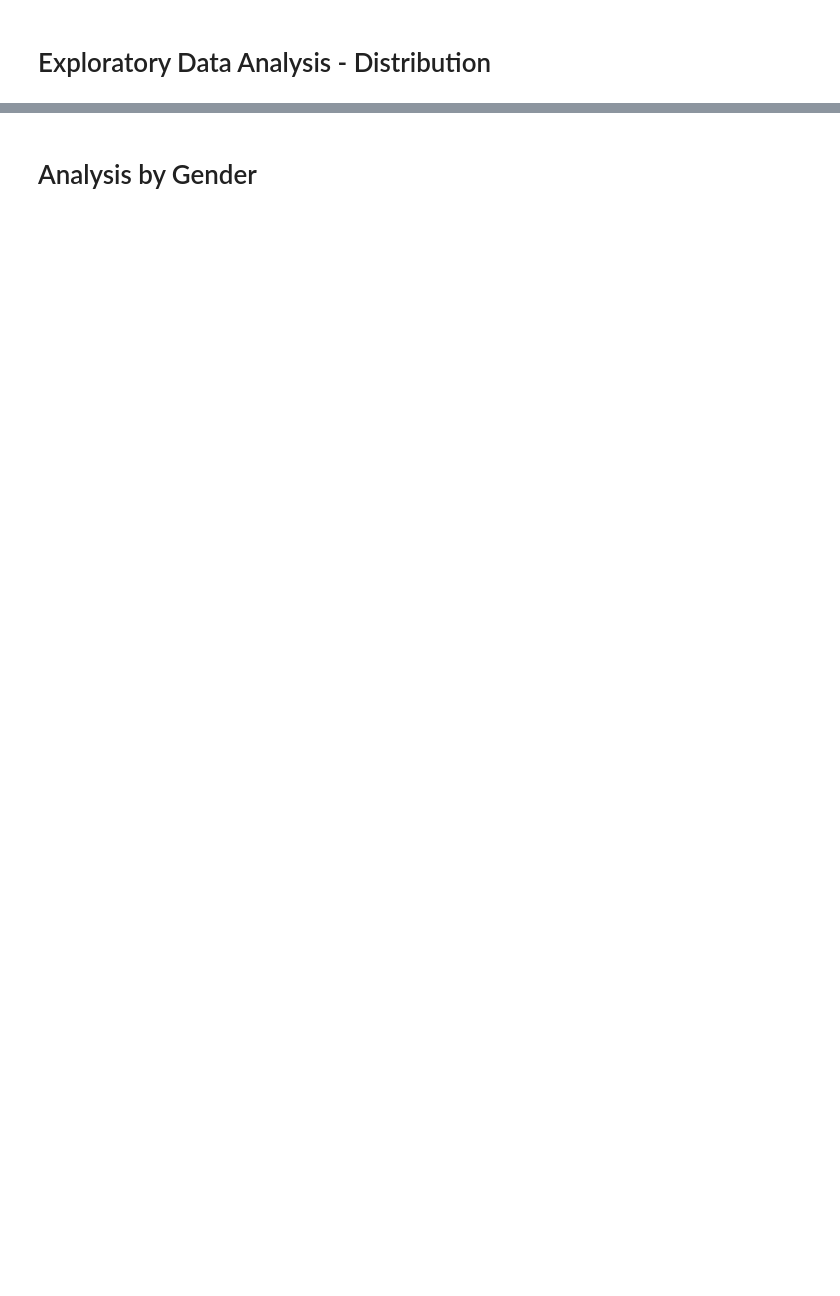
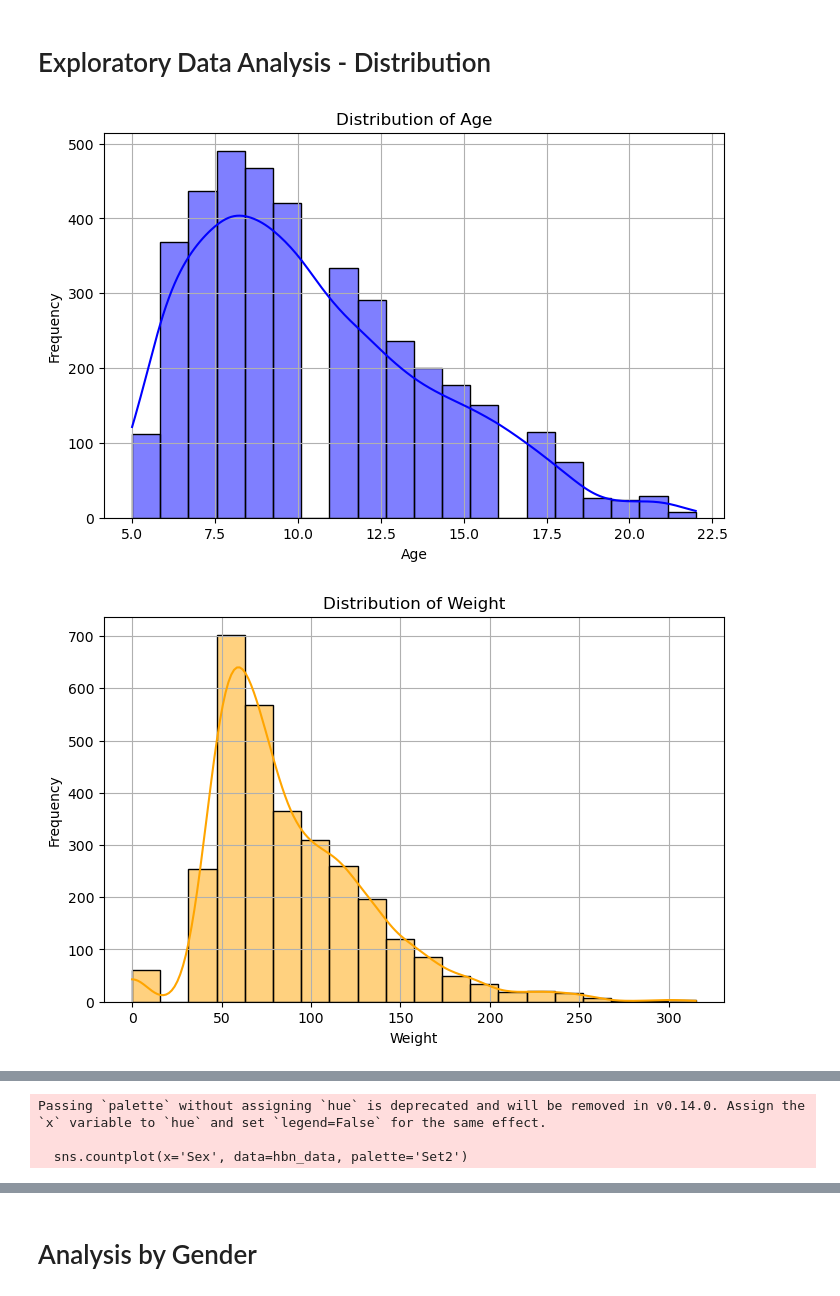
Before and after one commit to Javad1942/Group-2-QBC8, a Jupyter notebook: Stats_Analysis_Structured.ipynb, the cells around one changed output, grey strips where cells are left out. Saved outputs shown, nothing was run; the diff lists cells and outputs as text; code cells hidden in the pictures; blank space fills up the shorter version.

```diff
--- a/Stats_Analysis_Structured.ipynb
+++ b/Stats_Analysis_Structured.ipynb
@@ -48,29 +190,50 @@ plt.show()
 # Exploratory Data Analysis - Distribution
 # %%
 
-# Distribution of Age
+# توزیع سن
 plt.figure(figsize=(8, 5))
 sns.histplot(hbn_data['Age'], kde=True, bins=20, color='blue')
 plt.title('Distribution of Age')
 plt.xlabel('Age')
 plt.ylabel('Frequency')
 plt.grid()
 plt.show()
 
-# Distribution of Gender
+# توزیع وزن
+plt.figure(figsize=(8, 5))
+sns.histplot(hbn_data['Physical-Weight'], kde=True, bins=20, color='orange')
+plt.title('Distribution of Weight')
+plt.xlabel('Weight')
+plt.ylabel('Frequency')
+plt.grid()
+plt.show()
+
+# توزیع قد
+plt.figure(figsize=(8, 5))
+sns.histplot(hbn_data['Physical-Height'], kde=True, bins=20, color='green')
+plt.title('Distribution of Height')
+plt.xlabel('Height')
+plt.ylabel('Frequency')
+plt.grid()
+plt.show()
+
+# توزیع جنسیت
 plt.figure(figsize=(6, 4))
 sns.countplot(x='Sex', data=hbn_data, palette='Set2')
 plt.title('Gender Distribution')
 plt.xlabel('Sex (0 = Male, 1 = Female)')
 plt.ylabel('Count')
 plt.grid()
 plt.show()
 
-# Distribution of BMI
+# توزیع میزان مصرف اینترنت
 plt.figure(figsize=(8, 5))
-sns.histplot(hbn_data['Physical-BMI'], kde=True, bins=20, color='green')
-plt.title('Distribution of Physical-BMI')
-plt.xlabel('BMI')
+sns.histplot(hbn_data['PCIAT-PCIAT_Total'], kde=True, bins=20, color='purple')
+plt.title('Distribution of Internet Addiction')
+plt.xlabel('Internet Usage Score')
 plt.ylabel('Frequency')
 plt.grid()
 plt.show()
+# %% [output]
+[figure, added]
+[figure, added]
@@ -76,0 +241,3 @@ plt.show()
+Passing `palette` without assigning `hue` is deprecated and will be removed in v0.14.0. Assign the `x` variable to `hue` and set `legend=False` for the same effect.
+
+  sns.countplot(x='Sex', data=hbn_data, palette='Set2')
```
Also changed, not shown: parts of 15 cells of this notebook.
